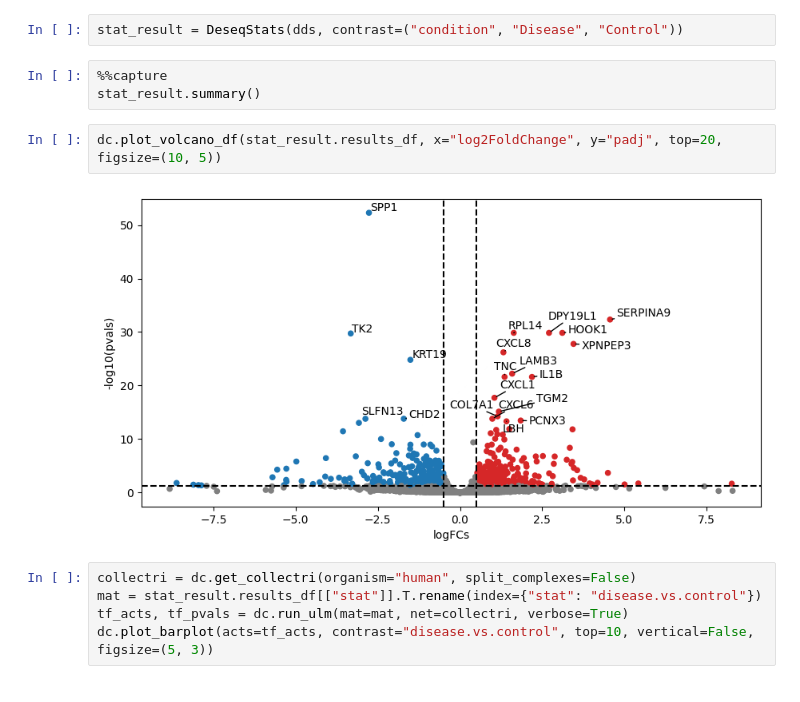
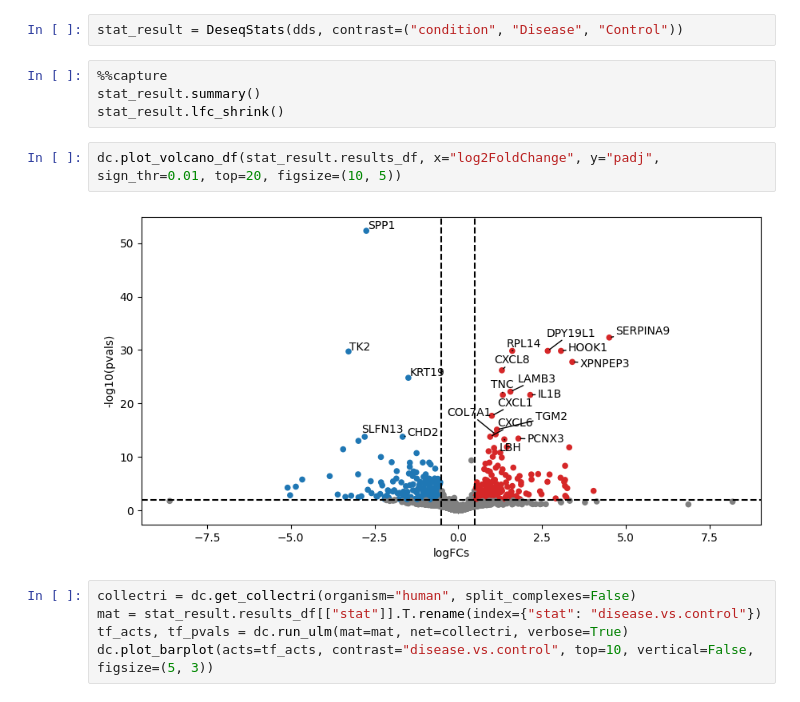
Before and after one commit to complextissue/pytximport, a Jupyter notebook: docs/source/example.ipynb, the cells around one changed output. Drawn from its saved outputs; the diff is of its cells as text.

```diff
--- a/docs/source/example.ipynb
+++ b/docs/source/example.ipynb
@@ -238,10 +245,11 @@ stat_result = DeseqStats(dds, contrast=("condition", "Disease", "Control"))
 # %%
 %%capture
 stat_result.summary()
+stat_result.lfc_shrink()
 # %%
-dc.plot_volcano_df(stat_result.results_df, x="log2FoldChange", y="padj", top=20, figsize=(10, 5))
+dc.plot_volcano_df(stat_result.results_df, x="log2FoldChange", y="padj", sign_thr=0.01, top=20, figsize=(10, 5))
 # %% [output]
-[figure, old version]
+[figure, new version]
 # %%
 collectri = dc.get_collectri(organism="human", split_complexes=False)
 mat = stat_result.results_df[["stat"]].T.rename(index={"stat": "disease.vs.control"})
```
Also changed, not shown: parts of 6 cells of this notebook, 7 other files.
